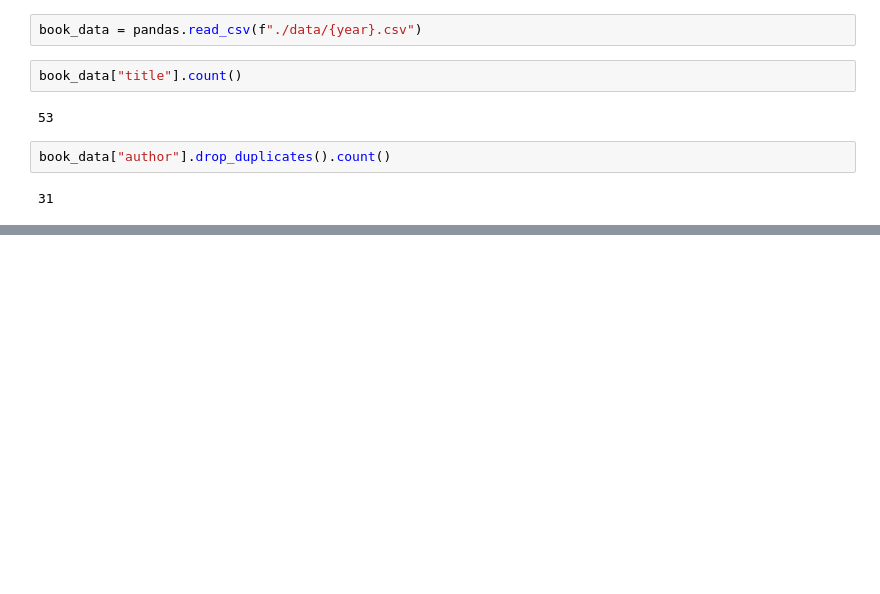
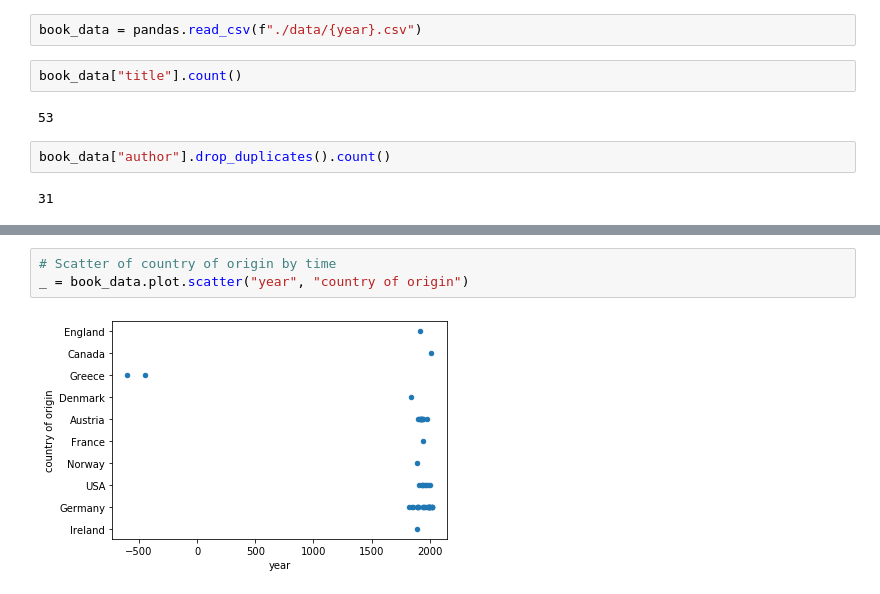
Before and after one commit to kmein/book-stats, a Jupyter notebook: Books.ipynb, the cells around one changed output, grey strips where cells are left out. Cells and saved outputs as stored; diff of their text form; blank space fills up the shorter version.

Commit message:
add country of origin and evaluate

```diff
--- a/Books.ipynb
+++ b/Books.ipynb
@@ -28,0 +26,5 @@ pyplot.scatter(recent_book_data["year"], recent_book_data["genre"])
+# %%
+# Scatter of country of origin by time
+_ = book_data.plot.scatter("year", "country of origin")
+# %% [output]
+[figure, added]
```
Also changed, not shown: parts of 8 cells of this notebook, 1 other file.
